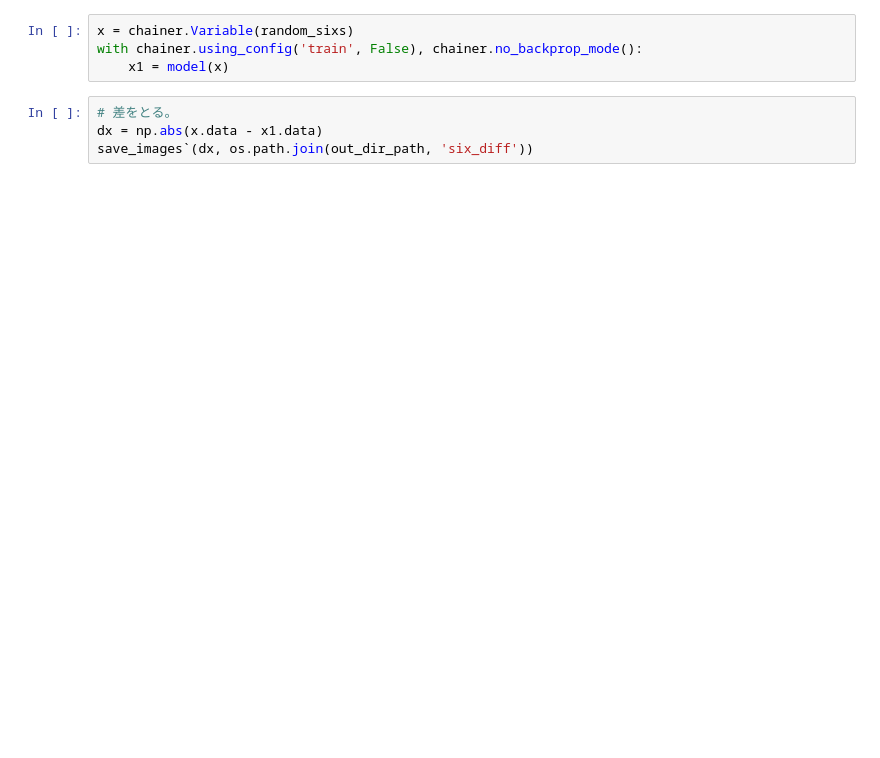
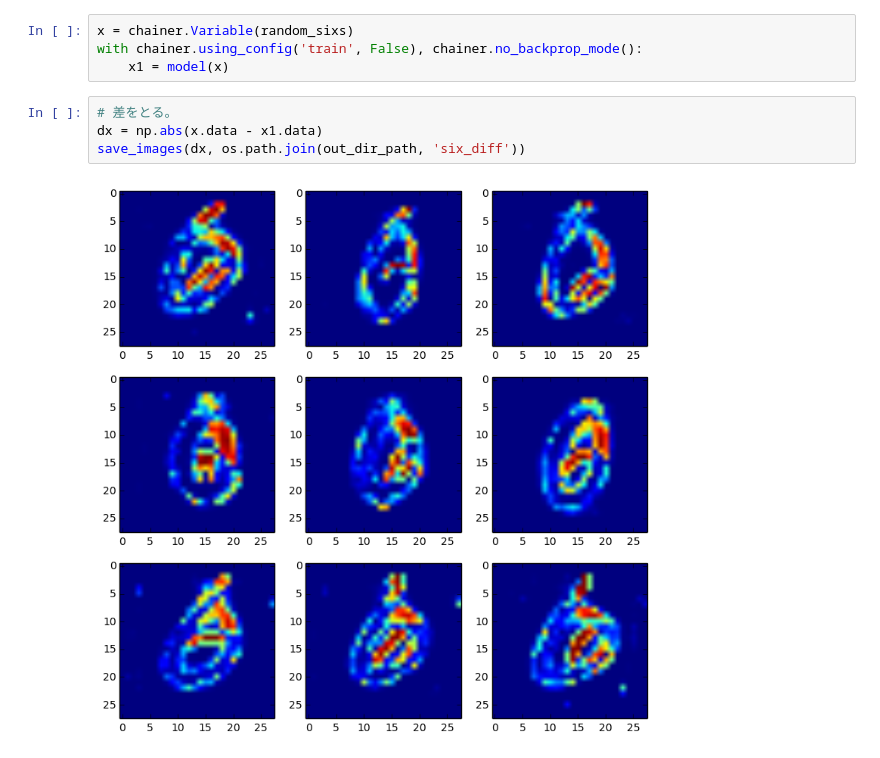
Before and after one commit to seiya-kumada/vae, a Jupyter notebook: draw_results_with_specified_label.ipynb, the cells around one changed output. Drawn from its saved outputs; the diff is of its cells as text; blank space fills up the shorter version.

```diff
--- a/draw_results_with_specified_label.ipynb
+++ b/draw_results_with_specified_label.ipynb
@@ -335,4 +313,6 @@ with chainer.using_config('train', False), chainer.no_backprop_mode():
 # %%
 # 差をとる。
 dx = np.abs(x.data - x1.data)
-save_images`(dx, os.path.join(out_dir_path, 'six_diff'))
+save_images(dx, os.path.join(out_dir_path, 'six_diff'))
+# %% [output]
+[figure, added]
```
Also changed, not shown: parts of 28 cells of this notebook, 2 other files.
